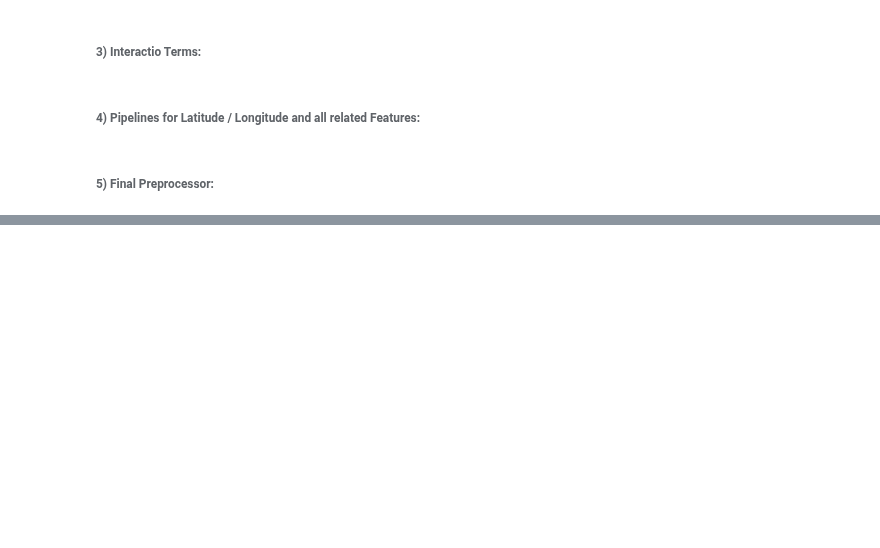
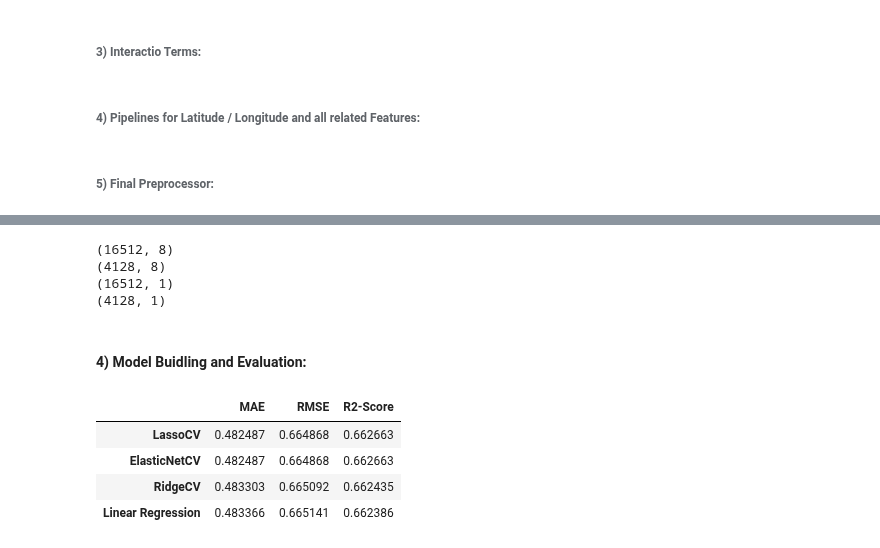
Before and after one commit to Shailya777/Learning-Logs, a Jupyter notebook: Machine_Learning/02_Linear_Regression/11_Practice_Project4(California Housing Dataset).ipynb, the cells around one changed output, grey strips where cells are left out. Cells and saved outputs as stored; diff of their text form; code cells hidden in the pictures; blank space fills up the shorter version.

Commit message:
Model building and Evaluation
Added Preprocessing Pipelines for Latitude, Longitude and all other engineered features using both.

```diff
--- a/Machine_Learning/02_Linear_Regression/11_Practice_Project4(California Housing Dataset).ipynb
+++ b/Machine_Learning/02_Linear_Regression/11_Practice_Project4(California Housing Dataset).ipynb
@@ -548,0 +556,56 @@ preprocessor = ColumnTransformer([
+# %%
+X_train, X_test, y_train, y_test = train_test_split(X, y, test_size= 0.2, random_state= 42)
+# %%
+print(X_train.shape)
+print(X_test.shape)
+print(y_train.shape)
+print(y_test.shape)
+# %% [output]
+(16512, 8)
+(4128, 8)
+(16512, 1)
+(4128, 1)
+# %% [markdown]
+#### 4) Model Buidling and Evaluation:
+# %%
+models = {
+    'Linear Regression': LinearRegression(),
+    'RidgeCV': RidgeCV(alphas = (0.01, 0.1, 1, 5, 10, 25, 50, 100),
+                        cv= 10,
+                        scoring= 'r2'),
+    'LassoCV': LassoCV(cv= 10, random_state= 42, max_iter= 10000),
+    'ElasticNetCV': ElasticNetCV(l1_ratio= [0.001, 0.1, 0.5, 0.7, 0.9, 0.95, 0.99, 1],
+                            eps= 0.001, cv= 10, max_iter= 1000000)
+}
+# %%
+results = {}
+
+for name, model in models.items():
+
+    pipe = Pipeline([
+        ('Preprocessing', preprocessor),
+        ('Model', model)
+    ])
+
+    pipe.fit(X_train, y_train) # Model Fitting
+
+    y_pred = pipe.predict(X_test) # Predictions Using Model
+
+    MAE = mean_absolute_error(y_test, y_pred)
+    RMSE = np.sqrt(mean_squared_error(y_test, y_pred))
+    R2_Score = r2_score(y_test, y_pred)
+
+    results[name] = {
+        'MAE': MAE,
+        'RMSE': RMSE,
+        'R2-Score': R2_Score
+    }
+# %%
+results = pd.DataFrame(results).T.sort_values(by= 'R2-Score', ascending= False)
+results
+# %% [output]
+|  | MAE | RMSE | R2-Score |
+| LassoCV | 0.482487 | 0.664868 | 0.662663 |
+| ElasticNetCV | 0.482487 | 0.664868 | 0.662663 |
+| RidgeCV | 0.483303 | 0.665092 | 0.662435 |
+| Linear Regression | 0.483366 | 0.665141 | 0.662386 |
```
Also changed, not shown: parts of 2 cells of this notebook.
